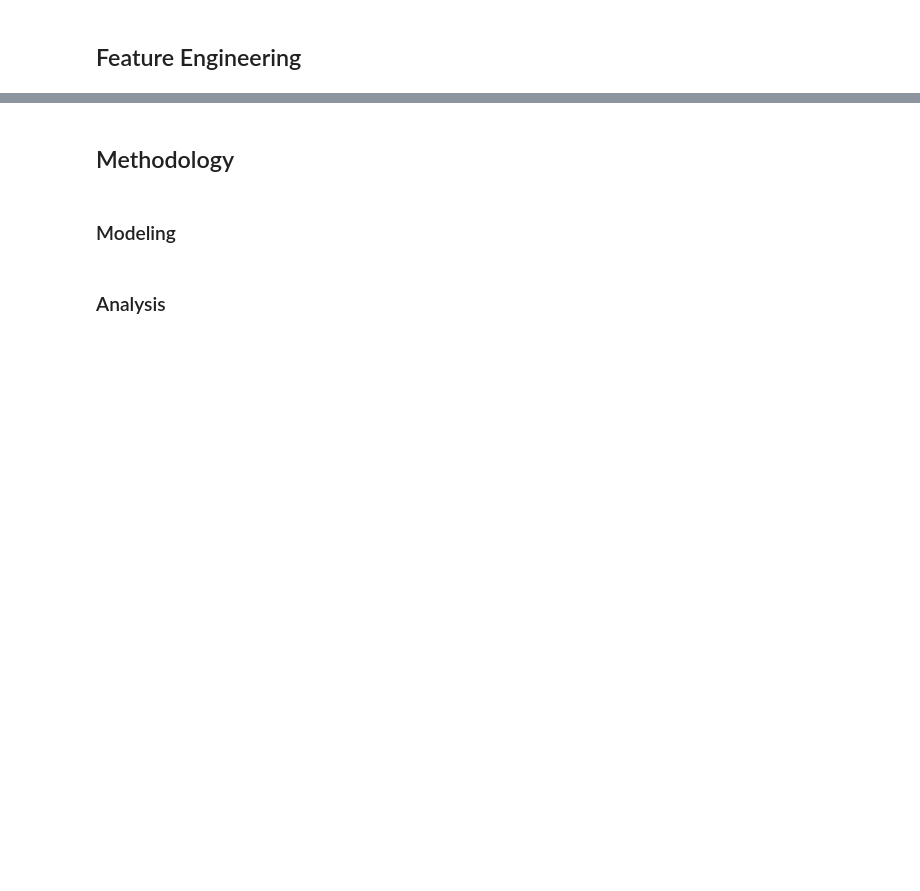
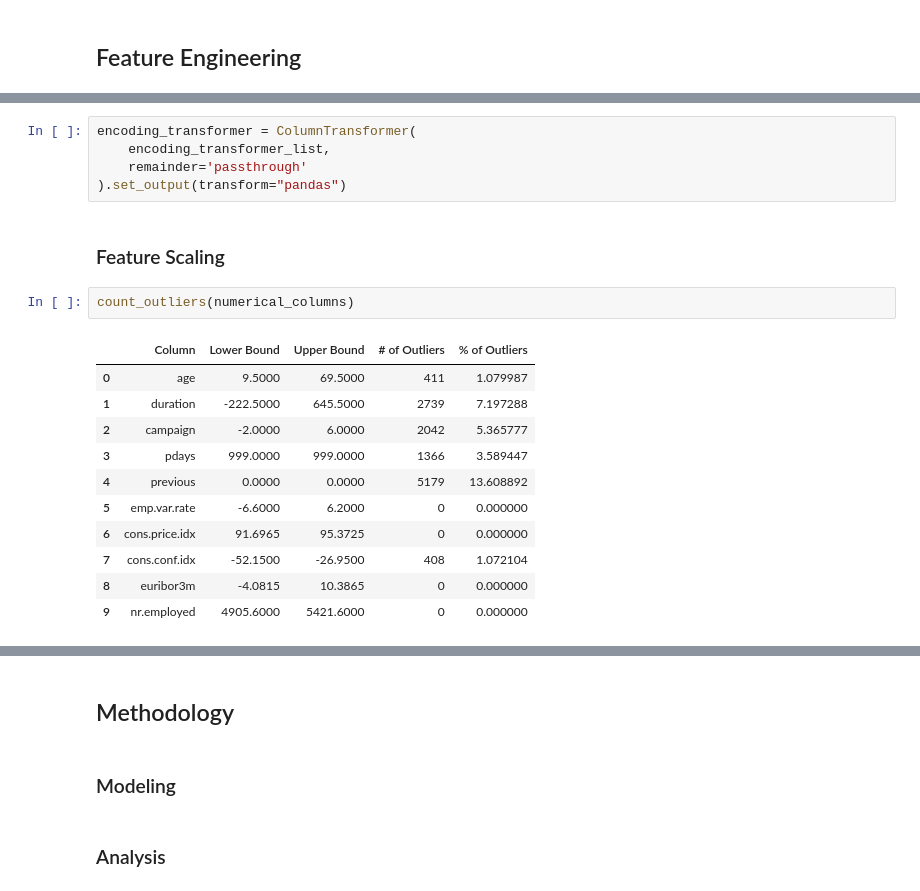
Before and after one commit to seanka/Python-BankTelemarketing-MachineLearning, a Jupyter notebook: Notebook/Notebook.ipynb, the cells around one changed output, grey strips where cells are left out. Saved outputs shown, nothing was run; the diff lists cells and outputs as text; blank space fills up the shorter version.

```diff
--- a/Notebook/Notebook.ipynb
+++ b/Notebook/Notebook.ipynb
@@ -426,0 +609,21 @@ feature eng
+# %%
+encoding_transformer = ColumnTransformer(
+    encoding_transformer_list,
+    remainder='passthrough'
+).set_output(transform="pandas")
+# %% [markdown]
+### Feature Scaling
+# %%
+count_outliers(numerical_columns)
+# %% [output]
+|  | Column | Lower Bound | Upper Bound | # of Outliers | % of Outliers |
+| 0 | age | 9.5000 | 69.5000 | 411 | 1.079987 |
+| 1 | duration | -222.5000 | 645.5000 | 2739 | 7.197288 |
+| 2 | campaign | -2.0000 | 6.0000 | 2042 | 5.365777 |
+| 3 | pdays | 999.0000 | 999.0000 | 1366 | 3.589447 |
+| 4 | previous | 0.0000 | 0.0000 | 5179 | 13.608892 |
+| 5 | emp.var.rate | -6.6000 | 6.2000 | 0 | 0.000000 |
+| 6 | cons.price.idx | 91.6965 | 95.3725 | 0 | 0.000000 |
+| 7 | cons.conf.idx | -52.1500 | -26.9500 | 408 | 1.072104 |
+| 8 | euribor3m | -4.0815 | 10.3865 | 0 | 0.000000 |
+| 9 | nr.employed | 4905.6000 | 5421.6000 | 0 | 0.000000 |
```
Also changed, not shown: parts of 45 cells of this notebook.
